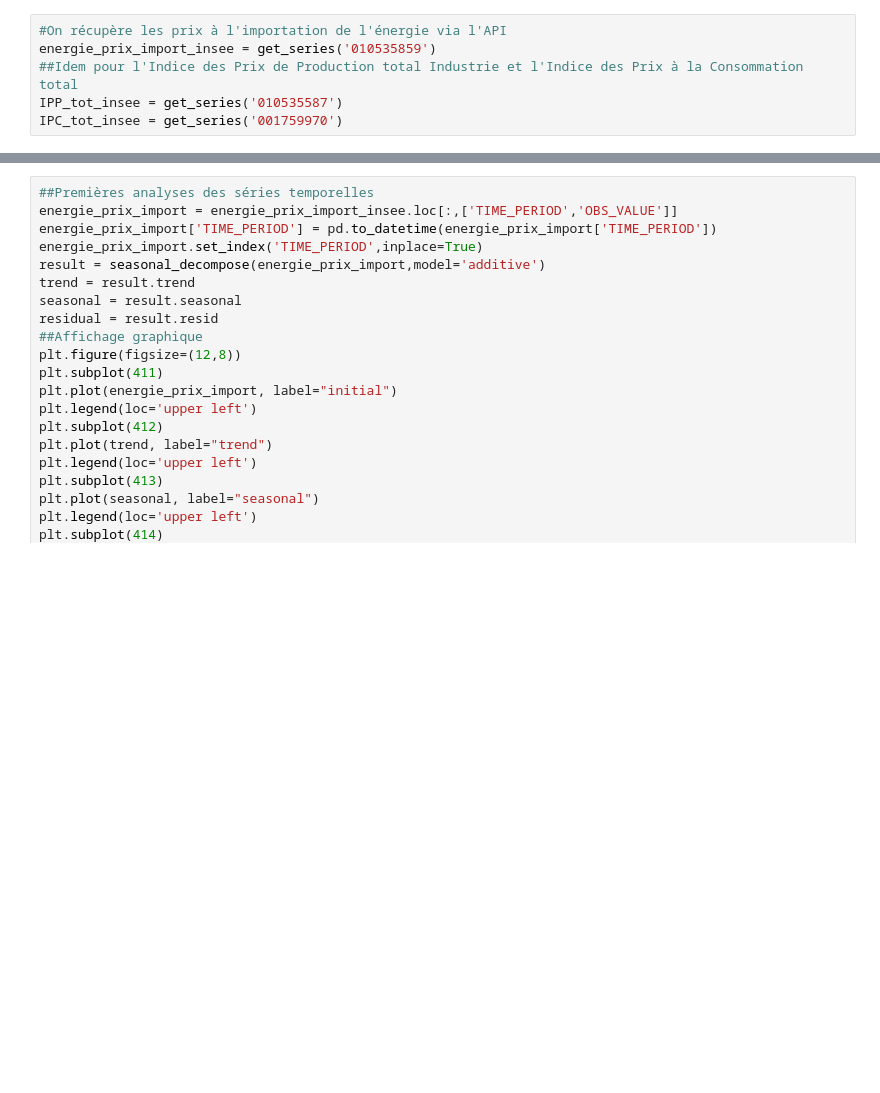
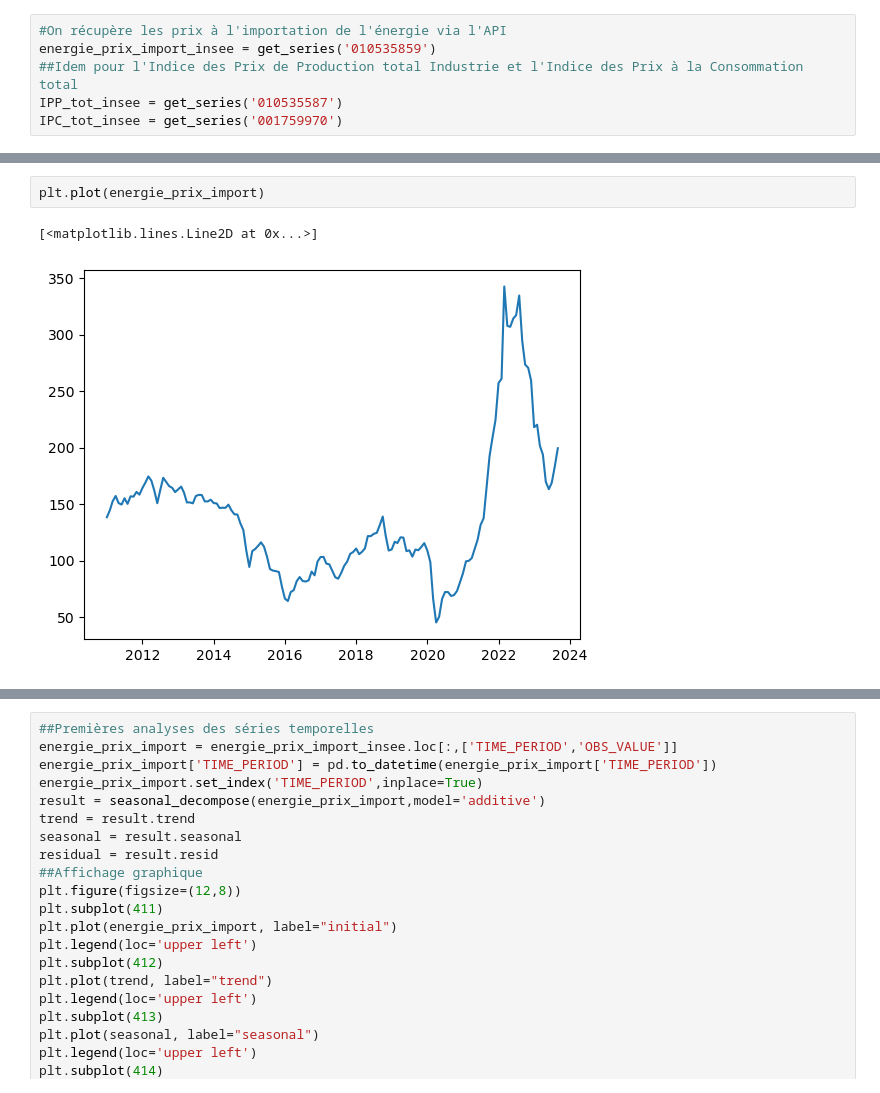
Before and after one commit to NathanVnh/Projet-Python, a Jupyter notebook: execute.ipynb, the cells around one changed output, grey strips where cells are left out. Saved outputs shown, nothing was run; the diff lists cells and outputs as text; blank space fills up the shorter version.

```diff
--- a/execute.ipynb
+++ b/execute.ipynb
@@ -39,0 +58,5 @@ IPC_tot_insee = get_series('001759970')
+# %%
+plt.plot(energie_prix_import)
+# %% [output]
+[<matplotlib.lines.Line2D at 0x...>]
+[figure, added]
```
Also changed, not shown: parts of 10 cells of this notebook.
